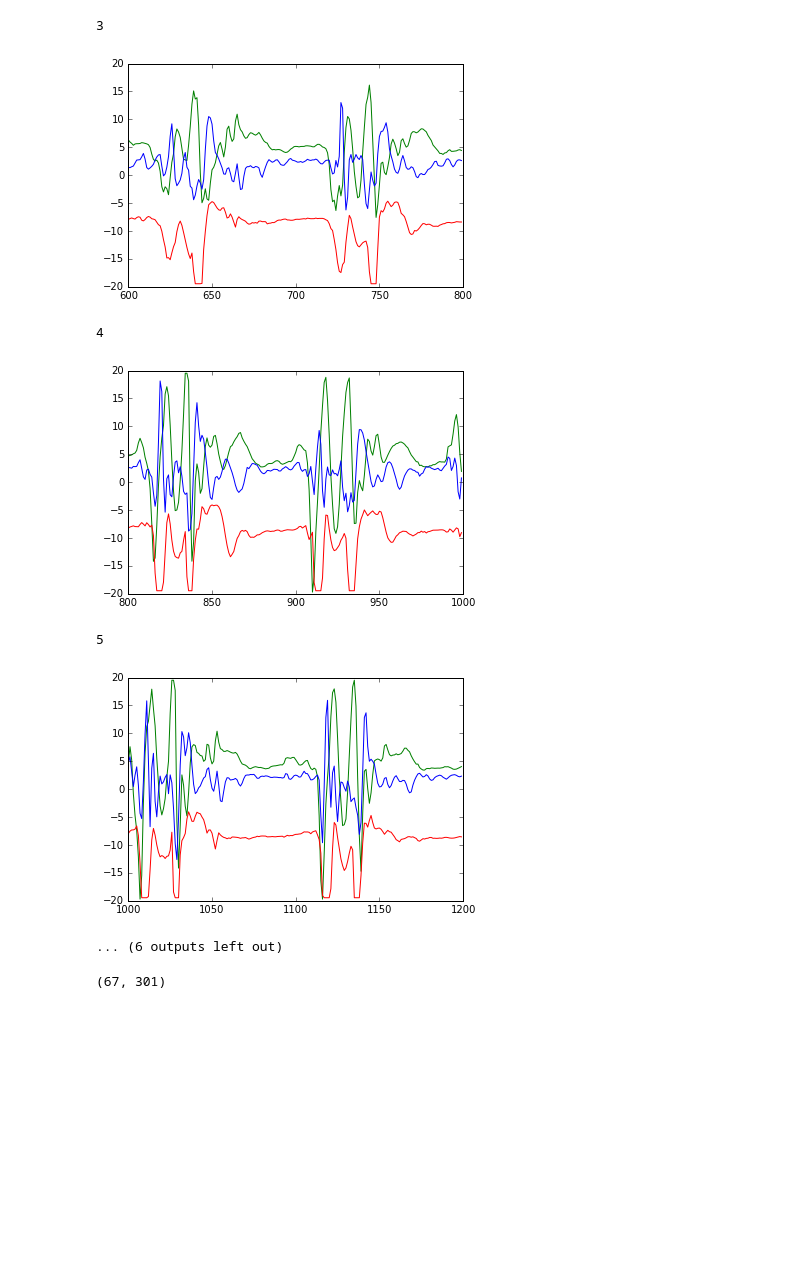
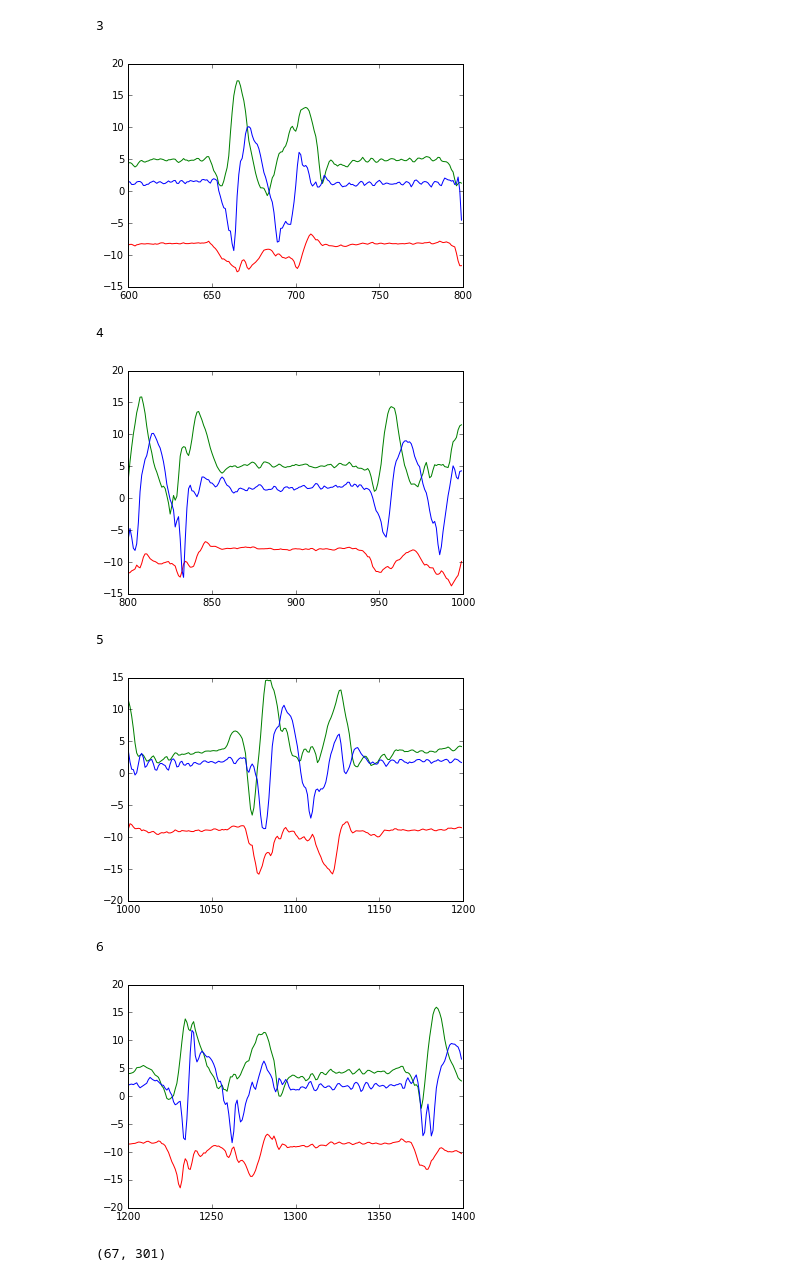
Before and after one commit to dkanarek12/metis_work, a Jupyter notebook: projects/05-Kojak/05-Kojak.ipynb, the cells around one changed output. Cells and saved outputs as stored; diff of their text form; code cells hidden in the pictures; blank space fills up the shorter version.

```diff
--- a/projects/05-Kojak/05-Kojak.ipynb
+++ b/projects/05-Kojak/05-Kojak.ipynb
@@ -17,7 +17,7 @@ def read_data(filepath):
             a_z.append(float(row[4]))
     return np.array(a_x),np.array(a_y),np.array(a_z)
 # %%
-a_x,a_y,a_z = read_data('gestures/V.csv')
+a_x,a_y,a_z = read_data('gestures/O.csv')
 division = 200
 count = 0
 s = [100,250,375,510,640,780,925,1050,1200]
@@ -43,10 +43,11 @@ for i in range(0,len(a_x)-division,division):
 3
-[figure, old version]
+[figure, new version]
 4
-[figure, old version]
+[figure, new version]
 5
-[figure, old version]
+[figure, new version]
-... (6 outputs left out)
+6
+[figure, added]
 # %%
 def add_features(feature_array,filepath, s = None):
     a_x,a_y,a_z = read_data(filepath)
```
Also changed, not shown: parts of 37 cells of this notebook, 1 other file.
